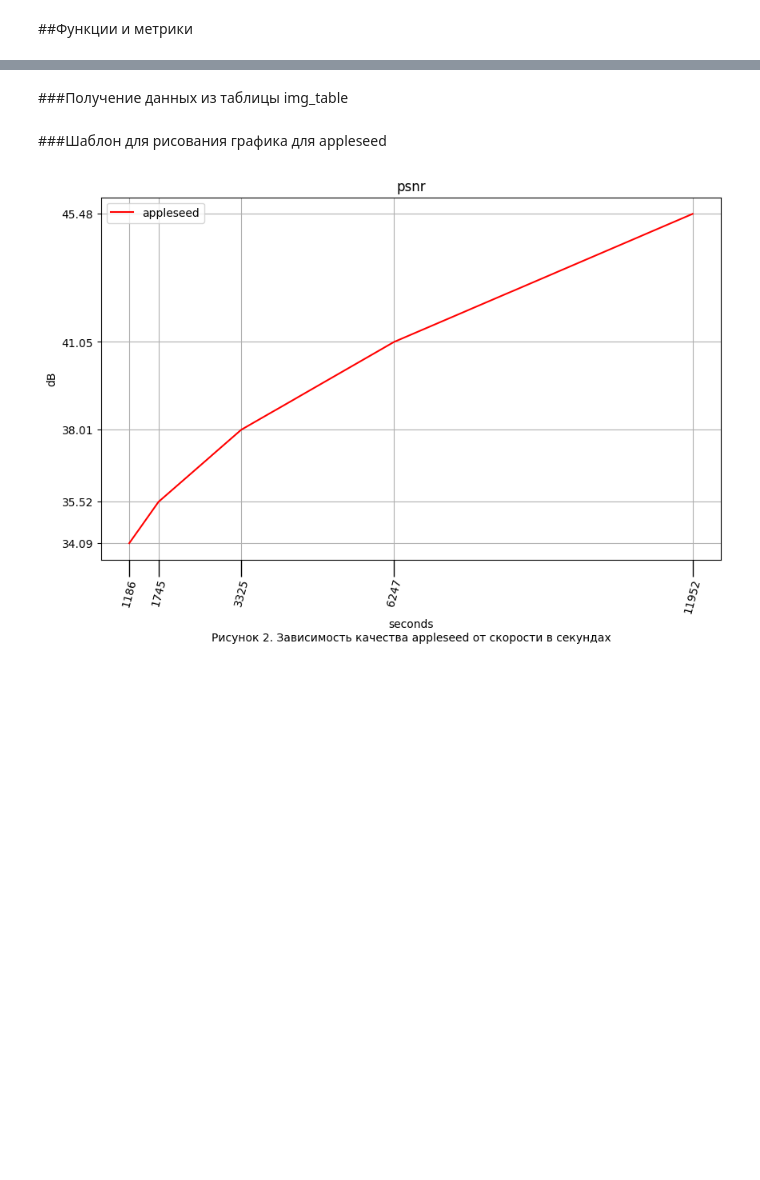
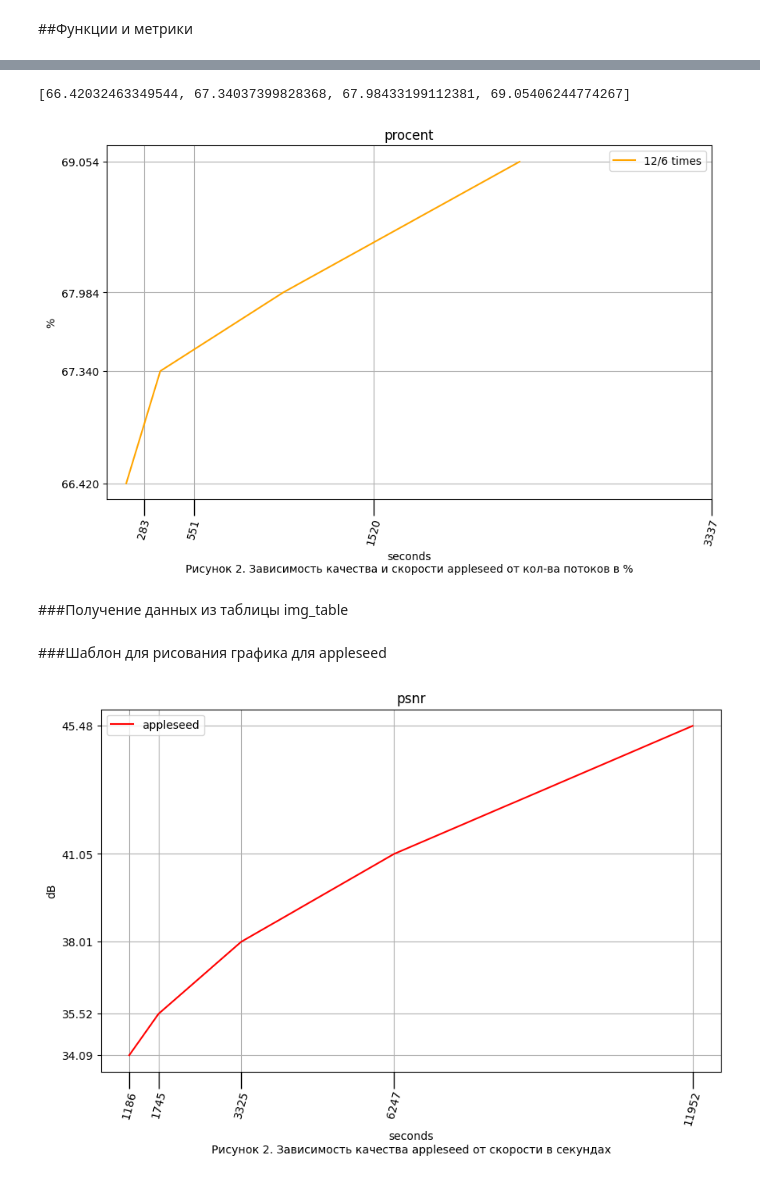
Before and after one commit to goginyanboris/VKR, a Jupyter notebook: PSNR_checkpoint.ipynb, the cells around one changed output, grey strips where cells are left out. Cells and saved outputs as stored; diff of their text form; code cells hidden in the pictures; blank space fills up the shorter version.

```diff
--- a/PSNR_checkpoint.ipynb
+++ b/PSNR_checkpoint.ipynb
@@ -163,3 +183,63 @@ for img in A3_images:
+# %%
+
+A0_6psnr = []
+for img in A0_6treads:
+    img = hisEqulColor(img)
+    A0_6psnr.append(metrics.peak_signal_noise_ratio(Aetalon, img))
+
+A0_12psnr = []
+for img in A0_12treads:
+    img = hisEqulColor(img)
+    A0_12psnr.append(metrics.peak_signal_noise_ratio(Aetalon, img))
+
+A0_6_12_proc = []
+for i in range(len(A0_6psnr)):
+    A0_6_12_proc.append(A0_12treadsTimes[i] /A0_6treadsTimes[i] * 100 )
+
+plt.figure(num=None, figsize=(10, 6), dpi=100, facecolor='w', edgecolor='k')
+ax = plt.subplot()
+
+#ax.plot(A0_6treadsTimes, A0_6psnr, color = 'r', label="6 treads")
+#ax.plot(A0_12treadsTimes, A0_12psnr, color = 'orange', label="12 treads")
+ax.plot(A0_12treadsTimes, A0_6_12_proc, color = 'orange', label="12/6 times")
+plt.legend()
+#ax.set(title='psnr')
+ax.set(title='procent')
+
+plt.xlabel("seconds\nРисунок 2. Зависимость качества и скорости appleseed от кол-ва потоков в %")
+
+ax.tick_params(axis = 'x',    #  Пвисимрименяем параметры к обеим осям
+               which = 'major',    #  Применяем параметры к основным делениям
+               direction = 'out',    #  Рисуем деления внутри и снаружи графика
+               length = 15,    #  Длинна делений
+               width = 1,     #  Ширина делений
+               color = 'black',    #  Цвет делений
+               pad = 1,    #  Расстояние между черточкой и ее подписью
+               labelsize = 10,    #  Размер подписи
+               # labelcolor = 'r',    #  Цвет подписи
+               bottom = True,    #  Рисуем метки снизу
+               top = False,    #   сверху
+               left = True,    #  слева
+               right = False,    #  и справа
+               #labelbottom = True,    #  Рисуем подписи снизу
+               #labeltop = True,    #  сверху
+               #labelleft = True,    #  слева
+               #labelright = True,    #  и справа
+               labelrotation = 75)    #  Поворот подписей
+
+#plt.xticks(np.sort(A0_6treadsTimes + A0_12treadsTimes))
+plt.xticks(A0_6treadsTimes)
+#plt.ylabel("dB")
+plt.ylabel("%")
+#plt.yticks(np.sort(A0_6psnr + A0_12psnr))
+plt.yticks(A0_6_12_proc)
+#ax.yaxis.set_major_locator(ticker.IndexLocator(0, ))
+plt.grid()
+print(A0_6_12_proc)
+plt.show()
+# %% [output]
+[66.42032463349544, 67.34037399828368, 67.98433199112381, 69.05406244774267]
+[figure, added]
 # %%
 Bimg = imread("/content/drive/My Drive/Диплом/B_Bottles1/0_appleseed/A_time_ 14971.590.png")
 Bimg = hisEqulColor(Bimg)
```
Also changed, not shown: parts of 8 cells of this notebook.
